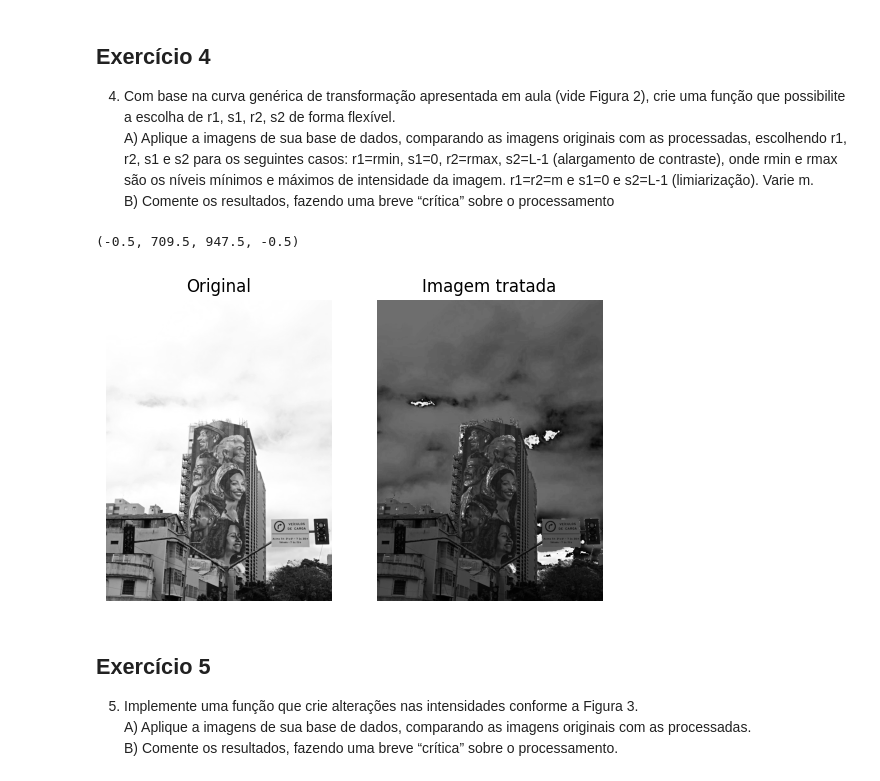
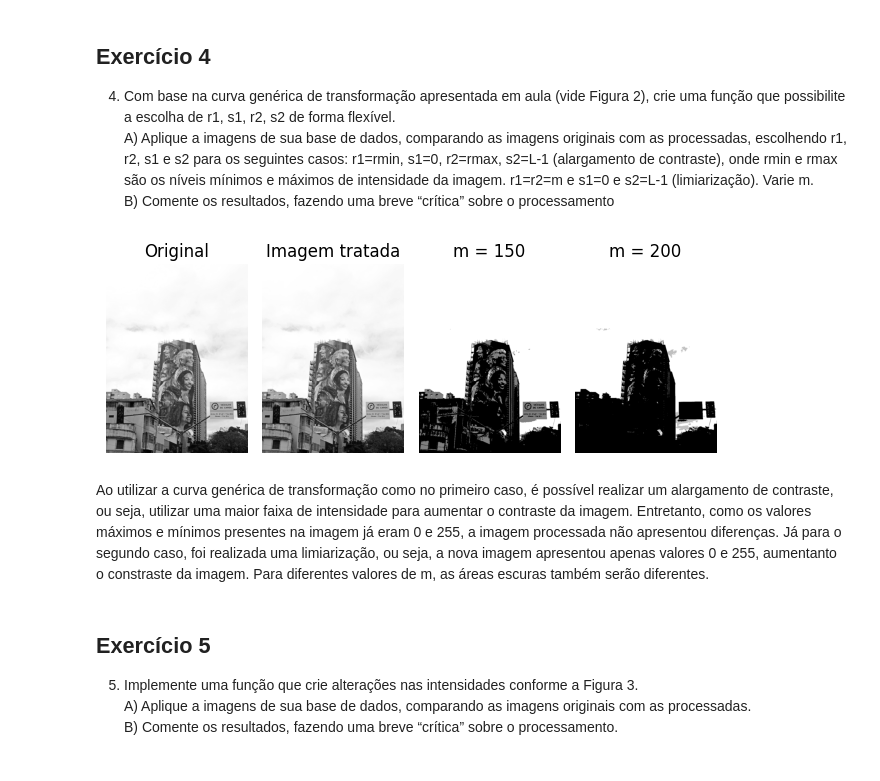
Before and after one commit to JoaoMMenezes/Processamento-Digital-de-Imagens, a Jupyter notebook: lista_1.ipynb, the cells around one changed output. Cells and saved outputs as stored; diff of their text form; code cells hidden in the pictures.

```diff
--- a/lista_1.ipynb
+++ b/lista_1.ipynb
@@ -148,41 +161,60 @@ def curva(img_orig, r1, r2, s1, s2):
     else:
         a1 = np.double(s1 / r1)
 
     if r2 == r1:
         a2 = 1
     else:
         a2 = np.double((s2 - s1) / (r2 - r1))
 
     if r2 == (L - 1):
         a3 = 1
     else:
         a3 = np.double((L - 1 - s2) / (L - 1 - r2))
 
     img_saida[img_orig < r1] = img_orig[img_orig < r1] * a1
     img_saida[(r1 <= img_orig) & (img_orig <= r2)] = img_orig[(r1 <= img_orig) & (img_orig <= r2)] * a2
     img_saida[img_orig > r2] = img_orig[img_orig > r2] * a3
 
     # Normalização
     img_saida = np.uint8(img_saida)
     return img_saida
 
+
+rmin = np.min(foto2)
+rmax = np.max(foto2)
+
 # Imagem original em escala de cinza
-plt.subplot(1, 2, 1)
+plt.subplot(1, 4, 1)
 plt.title('Original')
 plt.imshow(foto2, cmap='gray')
 plt.axis('off')
 
-# Imagem tratada com c=2
-c = 1
-gama = 2
-foto_logarithm = curva(foto2, 0, 210, 0, 100)
-plt.subplot(1, 2, 2)
+
+foto_logarithm = curva(foto2, rmin, rmax, 0, 255)
+plt.subplot(1, 4, 2)
 plt.title('Imagem tratada')
 plt.imshow(foto_logarithm, cmap='gray')
 plt.axis('off')
+
+
+foto_logarithm = curva(foto2, 150, 150, 0, 254)
+plt.subplot(1, 4, 3)
+plt.title('m = 150')
+plt.imshow(foto_logarithm, cmap='gray')
+plt.axis('off')
+
+foto_logarithm = curva(foto2, 200, 200, 0, 254)
+plt.subplot(1, 4, 4)
+plt.title('m = 200')
+plt.imshow(foto_logarithm, cmap='gray')
+plt.axis('off')
+plt.tight_layout()
+
+plt.show()
 # %% [output]
-(-0.5, 709.5, 947.5, -0.5)
-[figure, old version]
+[figure, new version]
+# %% [markdown]
+Ao utilizar a curva genérica de transformação como no primeiro caso, é possível realizar um alargamento de contraste, ou seja, utilizar uma maior faixa de intensidade para aumentar o contraste da imagem. Entretanto, como os valores máximos e mínimos presentes na imagem já eram 0 e 255, a imagem processada não apresentou diferenças. Já para o segundo caso, foi realizada uma limiarização, ou seja, a nova imagem apresentou apenas valores 0 e 255, aumentanto o constraste da imagem. Para diferentes valores de m, as áreas escuras também serão diferentes.
 # %% [markdown]
 ## Exercício 5
 5. Implemente uma função que crie alterações nas intensidades conforme a Figura 3.
```
Also changed, not shown: parts of 10 cells of this notebook, 3 other files.
